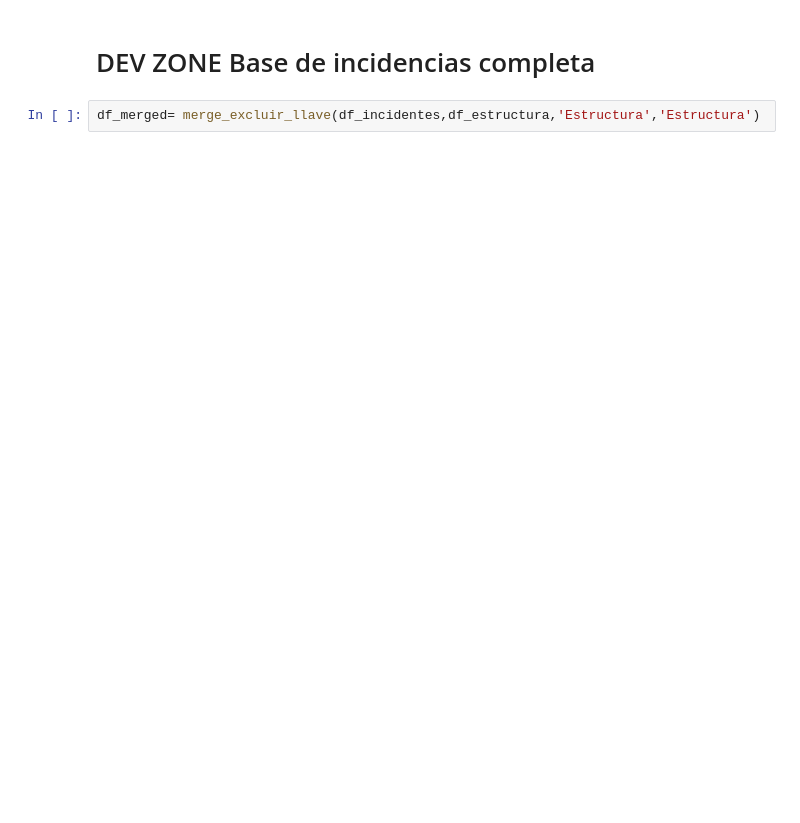
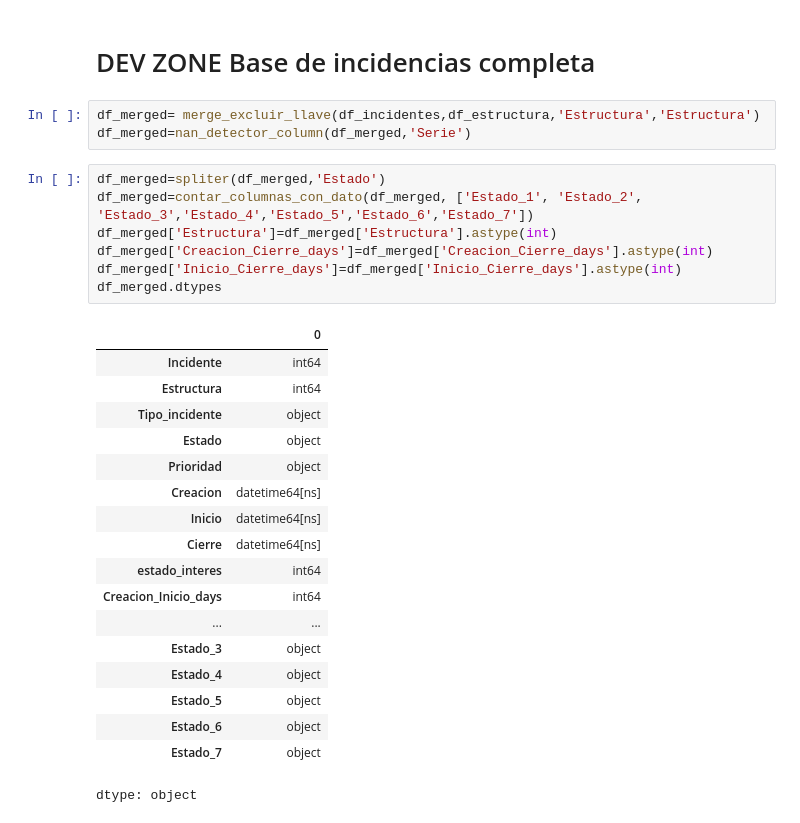
Before and after one commit to WMARBAR/CProgram_incidencias, a Jupyter notebook: constructor4_proyecto_II.ipynb, the cells around one changed output. Cells and saved outputs as stored; diff of their text form; blank space fills up the shorter version.

```diff
--- a/constructor4_proyecto_II.ipynb
+++ b/constructor4_proyecto_II.ipynb
@@ -272,4 +349,31 @@ Index(['Incidente', 'Estructura', 'Tipo_incidente', 'Estado', 'Prioridad',
 # DEV ZONE Base de incidencias completa
 # %%
 df_merged= merge_excluir_llave(df_incidentes,df_estructura,'Estructura','Estructura')
+df_merged=nan_detector_column(df_merged,'Serie')
+# %%
+df_merged=spliter(df_merged,'Estado')
+df_merged=contar_columnas_con_dato(df_merged, ['Estado_1', 'Estado_2', 'Estado_3','Estado_4','Estado_5','Estado_6','Estado_7'])
+df_merged['Estructura']=df_merged['Estructura'].astype(int)
+df_merged['Creacion_Cierre_days']=df_merged['Creacion_Cierre_days'].astype(int)
+df_merged['Inicio_Cierre_days']=df_merged['Inicio_Cierre_days'].astype(int)
+df_merged.dtypes
+# %% [output]
+|  | 0 |
+| Incidente | int64 |
+| Estructura | int64 |
+| Tipo_incidente | object |
+| Estado | object |
+| Prioridad | object |
+| Creacion | datetime64[ns] |
+| Inicio | datetime64[ns] |
+| Cierre | datetime64[ns] |
+| estado_interes | int64 |
+| Creacion_Inicio_days | int64 |
+| ... | ... |
+| Estado_3 | object |
+| Estado_4 | object |
+| Estado_5 | object |
+| Estado_6 | object |
+| Estado_7 | object |
+dtype: object
 # %%
```
Also changed, not shown: parts of 9 cells of this notebook.
